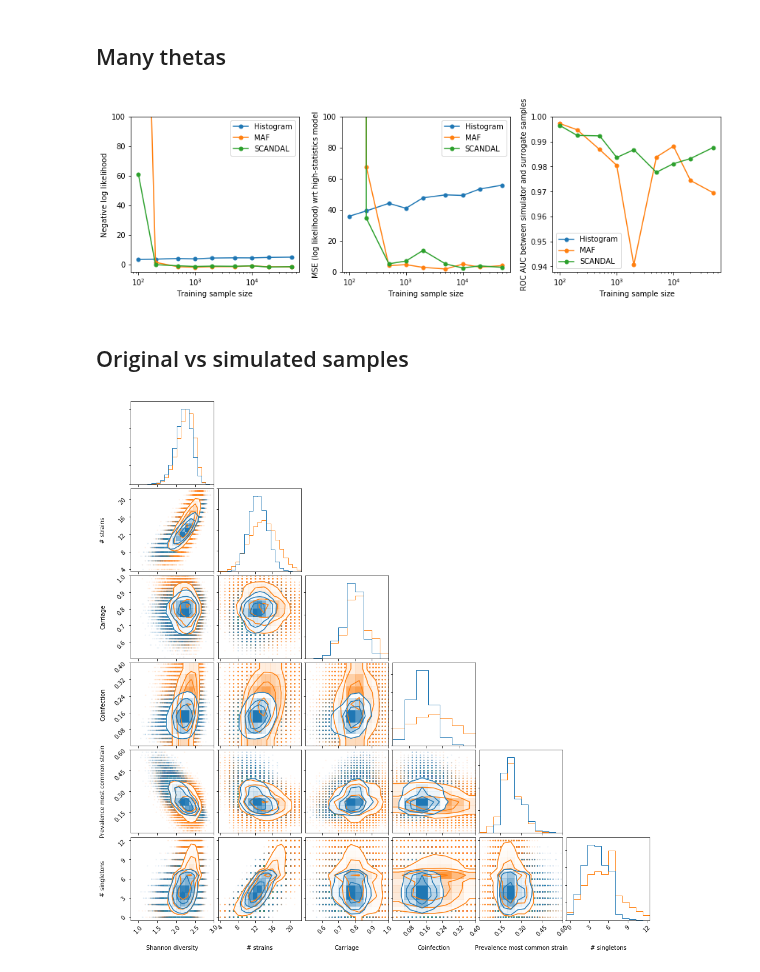
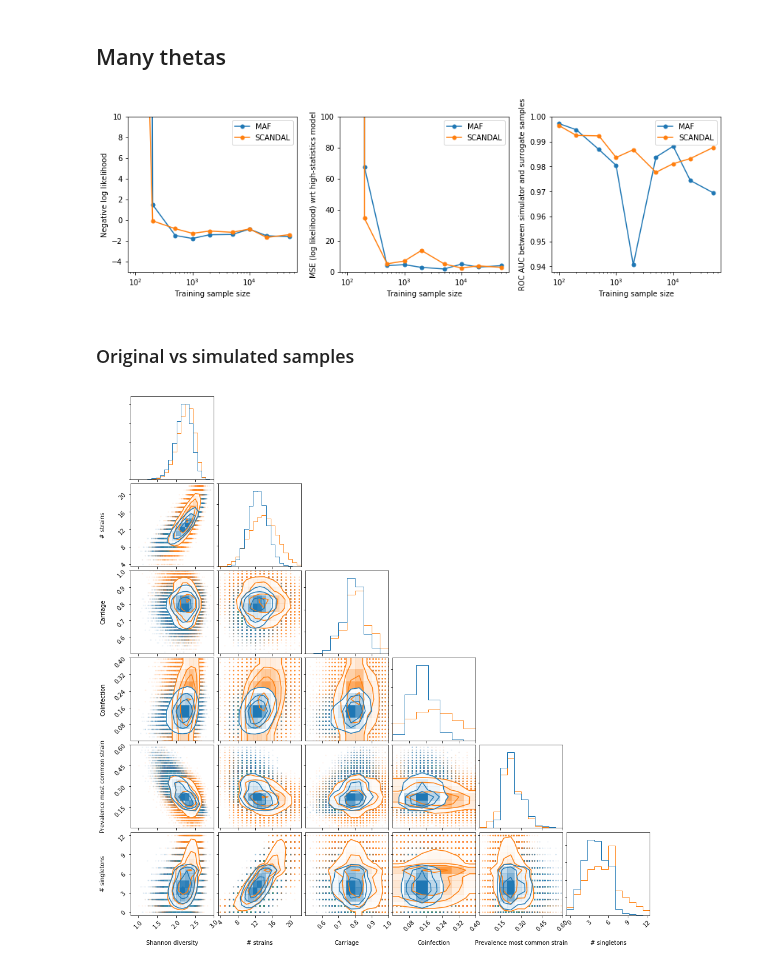
Before and after one commit to johannbrehmer/goldmine, a Jupyter notebook: goldmine/evaluation/epidemiology_performance.ipynb, the cells around one changed output. Cells and saved outputs as stored; diff of their text form; code cells hidden in the pictures.

```diff
--- a/goldmine/evaluation/epidemiology_performance.ipynb
+++ b/goldmine/evaluation/epidemiology_performance.ipynb
@@ -28,11 +28,11 @@ for method in methods:
 
     for sample_size in sample_sizes:
         log_likelihood = np.load('../data/results/epidemiology/' + method
-                                 + '/log_p_hat_test_trainingsamplesize_'
+                                 + '/log_p_hat_test_singletheta_trainedonsingletheta_trainingsamplesize_'
                                  + str(sample_size) + '.npy')
         try:
             roc_auc = np.load('../data/results/epidemiology/' + method
-                              + '/roc_auc_surrogate_vs_simulator_trainingsamplesize_' + str(sample_size)
+                              + '/roc_auc_surrogate_vs_simulator_singletheta_trainedonsingletheta_trainingsamplesize_' + str(sample_size)
                               + '.npy')
         except FileNotFoundError:
             roc_auc = np.nan
@@ -118,8 +144,8 @@ IndexError: list index out of range
 ## Many thetas
 # %%
 sample_sizes = [100, 200, 500, 1000, 2000, 5000, 10000, 20000, 50000]
-methods = ['histogram', 'maf', 'scandal']
-method_labels = ['Histogram', 'MAF', 'SCANDAL']
+methods = ['maf', 'scandal']
+method_labels = ['MAF', 'SCANDAL']
 # %%
 expected_log_likelihoods = []
 log_likelihood_mses = []
@@ -178,7 +204,7 @@ for m, method in enumerate(method_labels):
 
     plt.xlabel('Training sample size')
     plt.ylabel('Negative log likelihood')
-    plt.ylim(-5.,100.)
+    plt.ylim(-5.,10.)
     ax.set_xscale("log", nonposx='clip')
 
 
@@ -191,36 +217,36 @@ for m, method in enumerate(method_labels):
              label=method)
 
     plt.legend()
 
     plt.xlabel('Training sample size')
     plt.ylabel('MSE (log likelihood) wrt high-statistics model')
     plt.ylim(0.,100)
     ax.set_xscale("log", nonposx='clip')
 
 
 
 ax = plt.subplot(1,3,3)
 
 for m, method in enumerate(method_labels):
     plt.plot(sample_sizes, roc_aucs[m],
              lw=1.5, ls='-', marker='o', ms=5.,
              label=method)
 
     plt.legend()
 
     plt.xlabel('Training sample size')
     plt.ylabel('ROC AUC between simulator and surrogate samples')
     #plt.ylim(0.5,1.1)
     ax.set_xscale("log", nonposx='clip')
 
 
 
 plt.tight_layout()
 plt.show()
 # %% [output]
-[figure, old version]
+[figure, new version]
 # %% [markdown]
-## Original vs simulated samples
+### Original vs simulated samples
 # %%
 x_labels=['Shannon diversity', '# strains', 'Carriage',
         'Coinfection', 'Prevalence most common strain', '# singletons']
```
Also changed, not shown: parts of 4 cells of this notebook, 3 other files.
